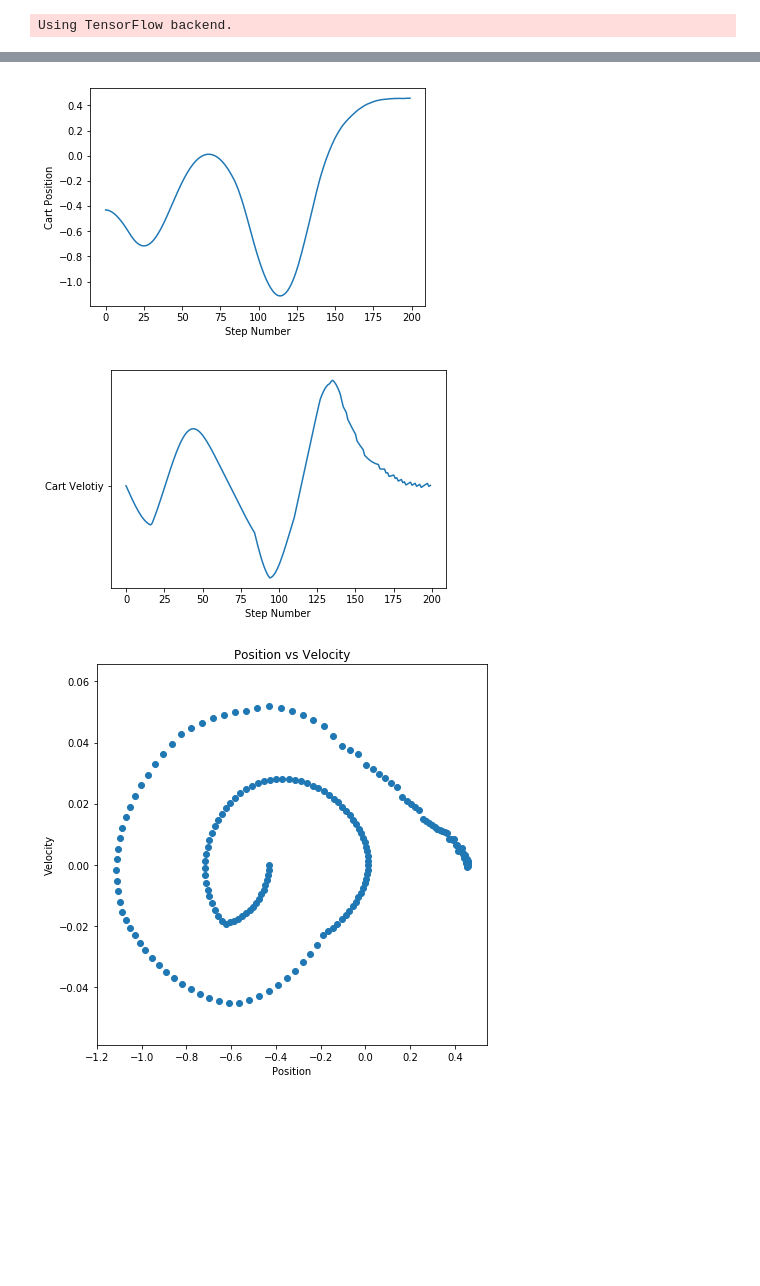
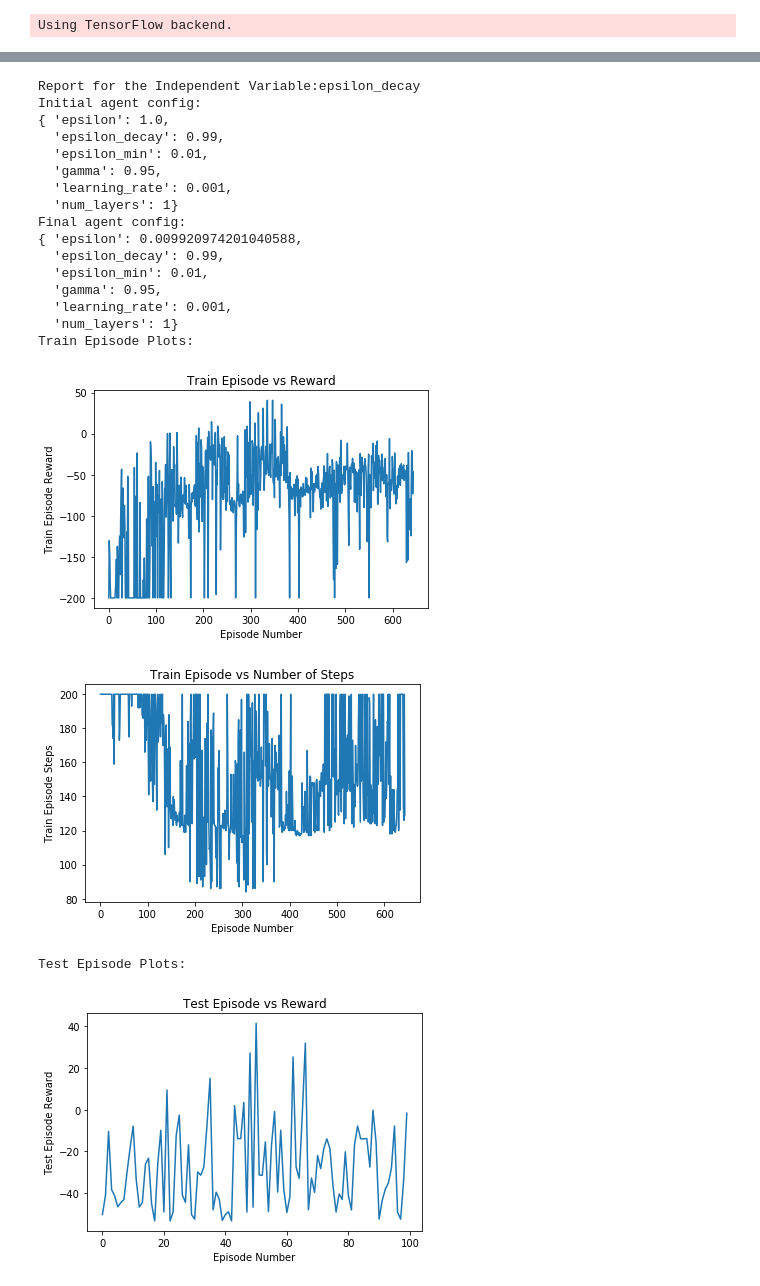
Before and after one commit to jakubclark/gym_agents, a Jupyter notebook: agent_summary.ipynb, the cells around one changed output, grey strips where cells are left out. Cells and saved outputs as stored; diff of their text form; code cells hidden in the pictures; blank space fills up the shorter version.

Commit message:
experiments.py is configurable and runs in parallel Runner class has been extended, to pass config dict to agent agent_summary.ipynb can generate a report for each experiment

```diff
--- a/agent_summary.ipynb
+++ b/agent_summary.ipynb
@@ -99 +16,20 @@ labels = ['Left','Nothing','Right']
+# %%
+printer = PrettyPrinter(indent=2)
+# %%
+agent_id = 'DQNAgent'
+env_id = 'CustomMountainCar-v0'
+independent_variable = 'epsilon_decay'
+# %%
+def make_plot(x, y=None, xlabel=None, ylabel=None, title=None):
+    if y:
+        plt.plot(x, y)
+    else:
+        plt.plot(x)
+    if xlabel:
+        plt.xlabel(xlabel)
+    if ylabel:
+        plt.ylabel(ylabel)
+    if title:
+        plt.title(title)
+    plt.show()
 # %%
@@ -122,5 +75 @@ plt.show()
-# %%
-positions = []
-velocities = []
-actions = []
 # %%
@@ -143,24 +112,0 @@ while not done:
-# %%
-plt.plot(positions)
-plt.xlabel('Step Number')
-plt.ylabel('Cart Position')
-plt.show()
-# %% [output]
-[figure, removed]
-# %%
-plt.plot(velocities)
-plt.xlabel('Step Number')
-plt.plot('Cart Velotiy')
-plt.show()
-# %% [output]
-[figure, removed]
-# %%
-fig = plt.figure(3, figsize=[7,7])
-ax = fig.gca()
-ax.scatter(positions,velocities)
-ax.set_xlabel('Position')
-ax.set_ylabel('Velocity')
-ax.set_title('Position vs Velocity')
-plt.show()
-# %% [output]
-[figure, removed]
@@ -166,0 +176,23 @@ plt.show()
+# %%
+generate_report(agent_id, env_id, independent_variable, 0)
+# %% [output]
+Report for the Independent Variable:epsilon_decay
+Initial agent config:
+{ 'epsilon': 1.0,
+  'epsilon_decay': 0.99,
+  'epsilon_min': 0.01,
+  'gamma': 0.95,
+  'learning_rate': 0.001,
+  'num_layers': 1}
+Final agent config:
+{ 'epsilon': 0.009920974201040588,
+  'epsilon_decay': 0.99,
+  'epsilon_min': 0.01,
+  'gamma': 0.95,
+  'learning_rate': 0.001,
+  'num_layers': 1}
+Train Episode Plots:
+[figure, added]
+[figure, added]
+Test Episode Plots:
+[figure, added]
```
Also changed, not shown: parts of 19 cells of this notebook, 4 other files.
